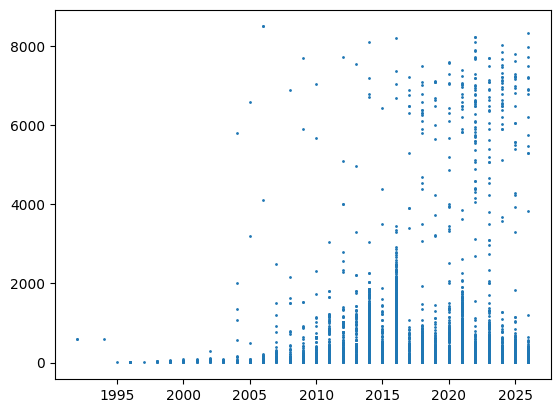
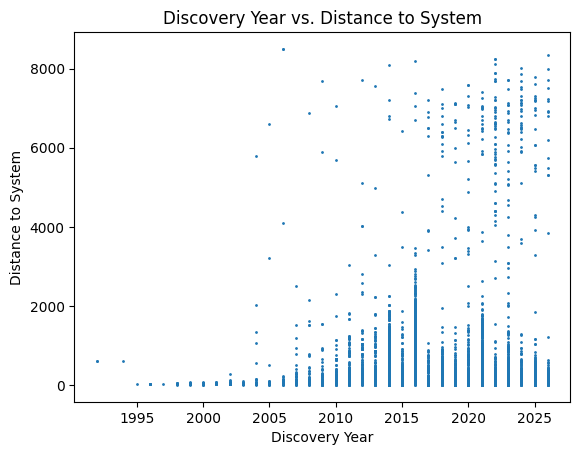
The change to this notebook cell's code, shown as a diff; its figure went from the first image to the second:
--- before
+++ after
@@ -3,3 +3,6 @@
 
 plt.scatter(x, y, s=1)
+plt.xlabel('Discovery Year')
+plt.ylabel('Distance to System')
+plt.title('Discovery Year vs. Distance to System')
 plt.show()

Commit: Created using Colab